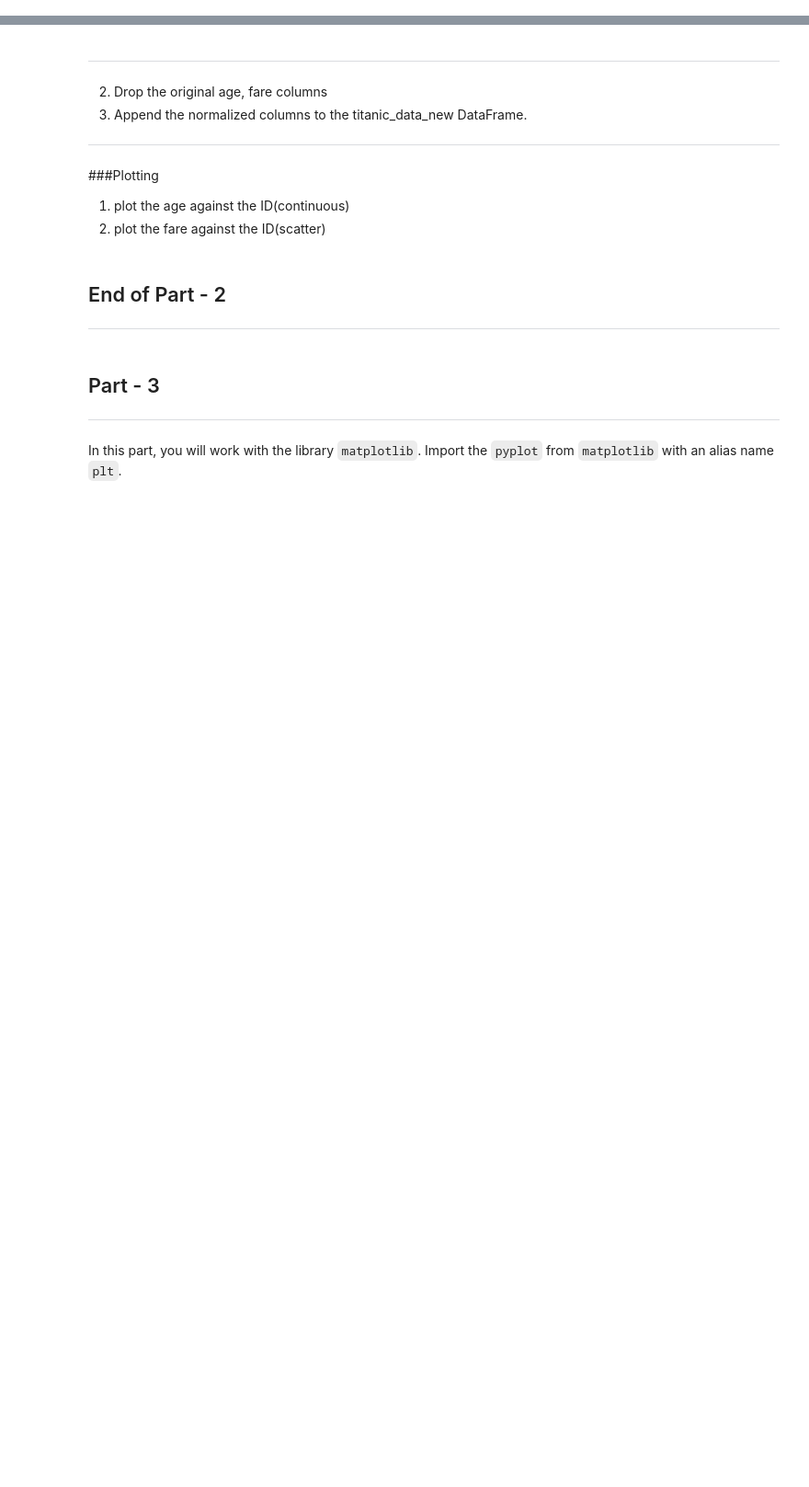
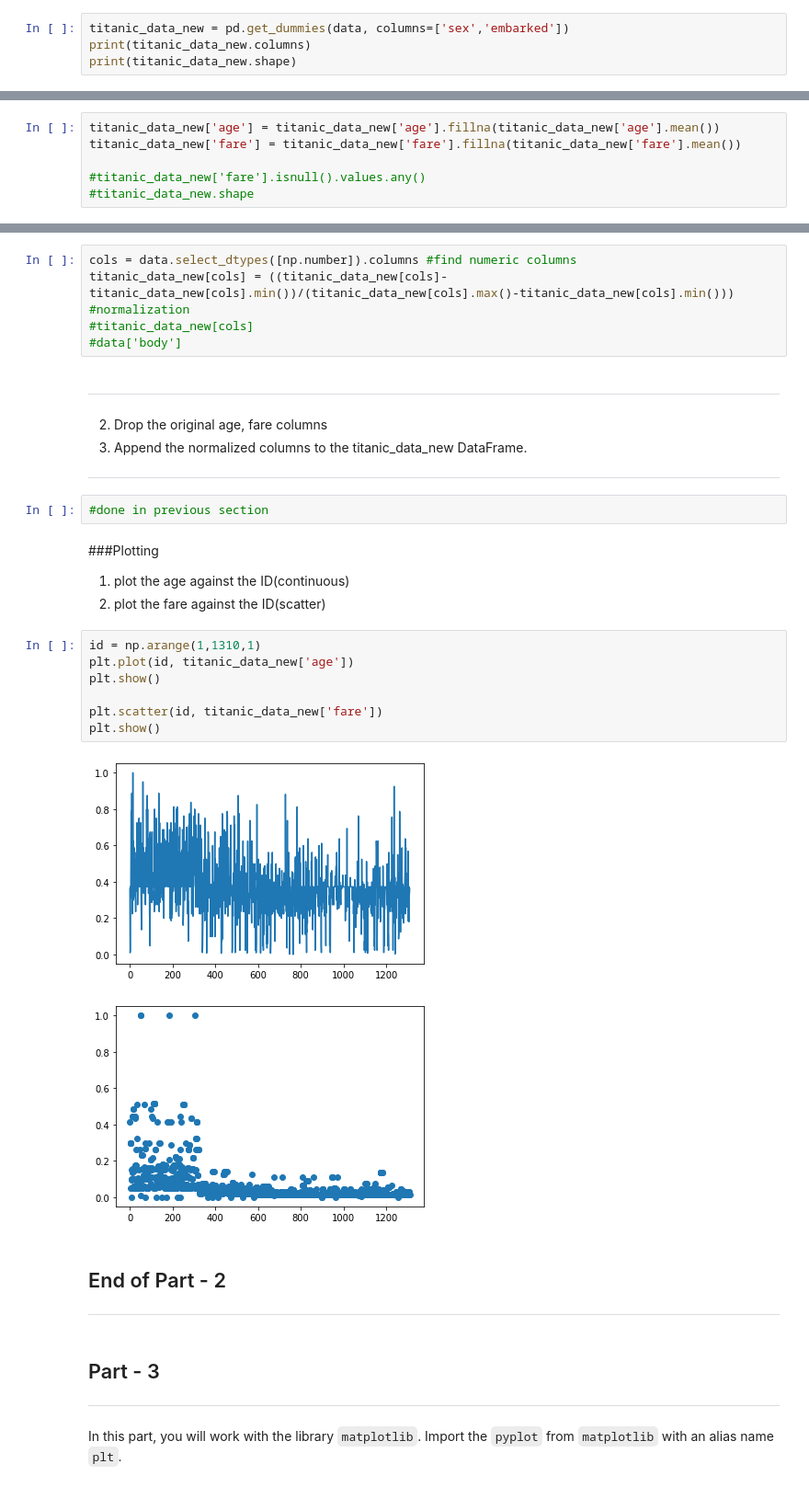
Before and after one commit to ashutosh-iitg/SHALA2020, a Jupyter notebook: Assignment_1_DS.ipynb, the cells around one changed output, grey strips where cells are left out. Shown: that part at 92% size. Saved outputs shown, nothing was run; the diff lists cells and outputs as text; blank space fills up the shorter version.

```diff
--- a/Assignment_1_DS.ipynb
+++ b/Assignment_1_DS.ipynb
@@ -314,3 +324,7 @@ data.head(5)
 
 
 ---
+# %%
+titanic_data_new = pd.get_dummies(data, columns=['sex','embarked'])
+print(titanic_data_new.columns)
+print(titanic_data_new.shape)
@@ -324,6 +344,12 @@ data.head(5)
 
 
 ---
+# %%
+titanic_data_new['age'] = titanic_data_new['age'].fillna(titanic_data_new['age'].mean())
+titanic_data_new['fare'] = titanic_data_new['fare'].fillna(titanic_data_new['fare'].mean())
+
+#titanic_data_new['fare'].isnull().values.any()
+#titanic_data_new.shape
 # %% [markdown]
 ###Normalization
 
@@ -337,6 +363,11 @@ data.head(5)
 
 
 ---
+# %%
+cols = data.select_dtypes([np.number]).columns #find numeric columns
+titanic_data_new[cols] = ((titanic_data_new[cols]-titanic_data_new[cols].min())/(titanic_data_new[cols].max()-titanic_data_new[cols].min())) #normalization
+#titanic_data_new[cols]
+#data['body']
 # %% [markdown]
 
 
@@ -347,10 +378,22 @@ data.head(5)
 
 
 ---
+# %%
+#done in previous section
 # %% [markdown]
 ###Plotting
 1. plot the age against the ID(continuous)
 2. plot the fare against the ID(scatter)
+# %%
+id = np.arange(1,1310,1)
+plt.plot(id, titanic_data_new['age'])
+plt.show()
+
+plt.scatter(id, titanic_data_new['fare'])
+plt.show()
+# %% [output]
+[figure, added]
+[figure, added]
 # %% [markdown]
 ## End of Part - 2
 ---
```
Also changed, not shown: parts of 8 cells of this notebook.
